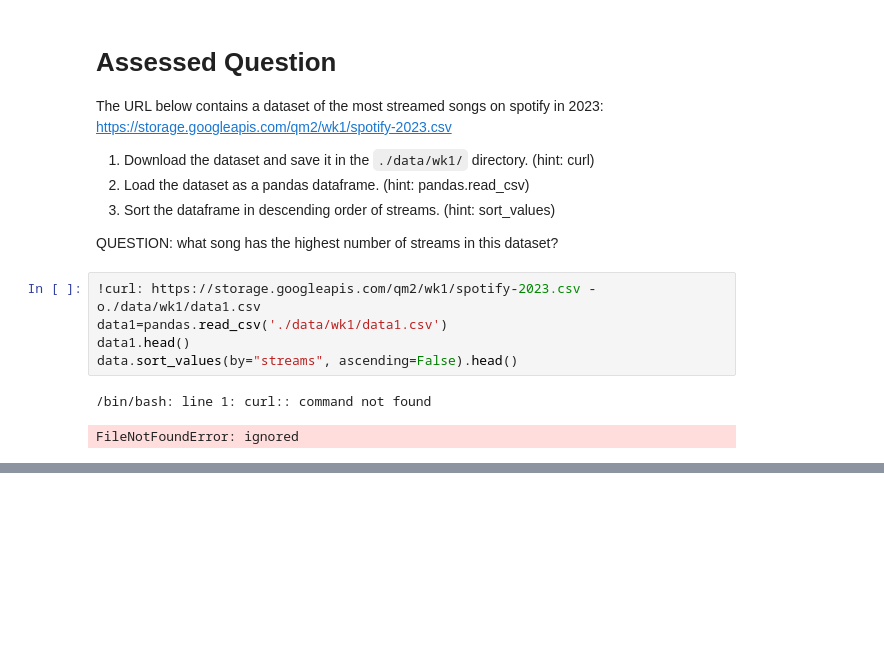
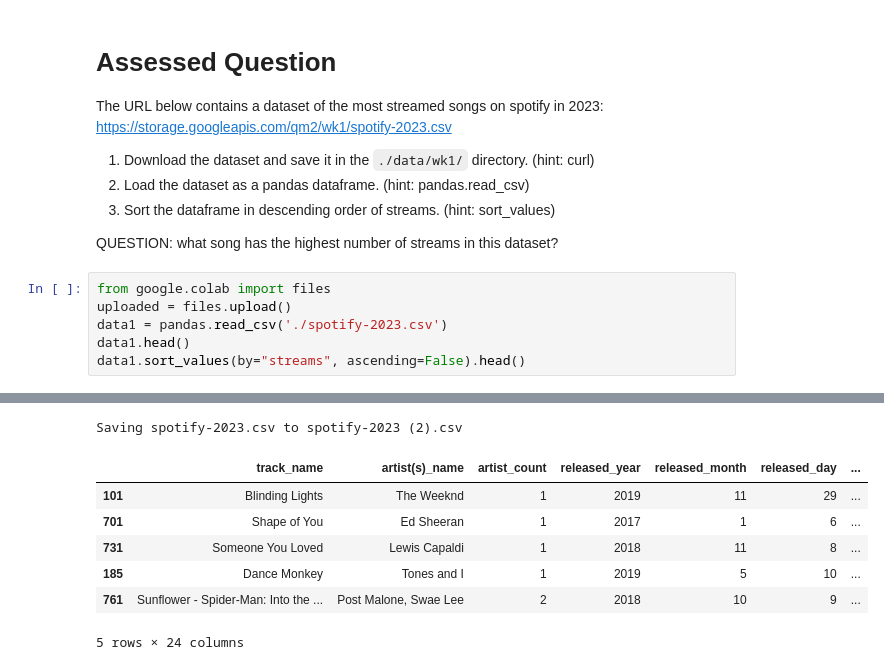
Before and after one commit to helenacorcos/QM2, a Jupyter notebook: notebooks/W01. Python Recap.ipynb, the cells around one changed output, grey strips where cells are left out. Cells and saved outputs as stored; diff of their text form; blank space fills up the shorter version.

```diff
--- a/notebooks/W01. Python Recap.ipynb
+++ b/notebooks/W01. Python Recap.ipynb
@@ -232,11 +232,10 @@ https://storage.googleapis.com/qm2/wk1/spotify-2023.csv
 3. Sort the dataframe in descending order of streams. (hint: sort_values)
 
 QUESTION: what song has the highest number of streams in this dataset?
-# %%
-!curl: https://storage.googleapis.com/qm2/wk1/spotify-2023.csv -o./data/wk1/data1.csv
-data1=pandas.read_csv('./data/wk1/data1.csv')
-data1.head()
-data.sort_values(by="streams", ascending=False).head()
-# %% [output]
-/bin/bash: line 1: curl:: command not found
-FileNotFoundError: ignored
+# %%
+from google.colab import files
+uploaded = files.upload()
+data1 = pandas.read_csv('./spotify-2023.csv')
+data1.head()
+data1.sort_values(by="streams", ascending=False).head()
+# %% [output]
@@ -242,0 +243,8 @@ FileNotFoundError: ignored
+Saving spotify-2023.csv to spotify-2023 (2).csv
+|  | track_name | artist(s)_name | artist_count | released_year | released_month | released_day | ... |
+| 101 | Blinding Lights | The Weeknd | 1 | 2019 | 11 | 29 | ... |
+| 701 | Shape of You | Ed Sheeran | 1 | 2017 | 1 | 6 | ... |
+| 731 | Someone You Loved | Lewis Capaldi | 1 | 2018 | 11 | 8 | ... |
+| 185 | Dance Monkey | Tones and I | 1 | 2019 | 5 | 10 | ... |
+| 761 | Sunflower - Spider-Man: Into the ... | Post Malone, Swae Lee | 2 | 2018 | 10 | 9 | ... |
+5 rows × 24 columns
```
Also changed, not shown: parts of 1 cell of this notebook.
